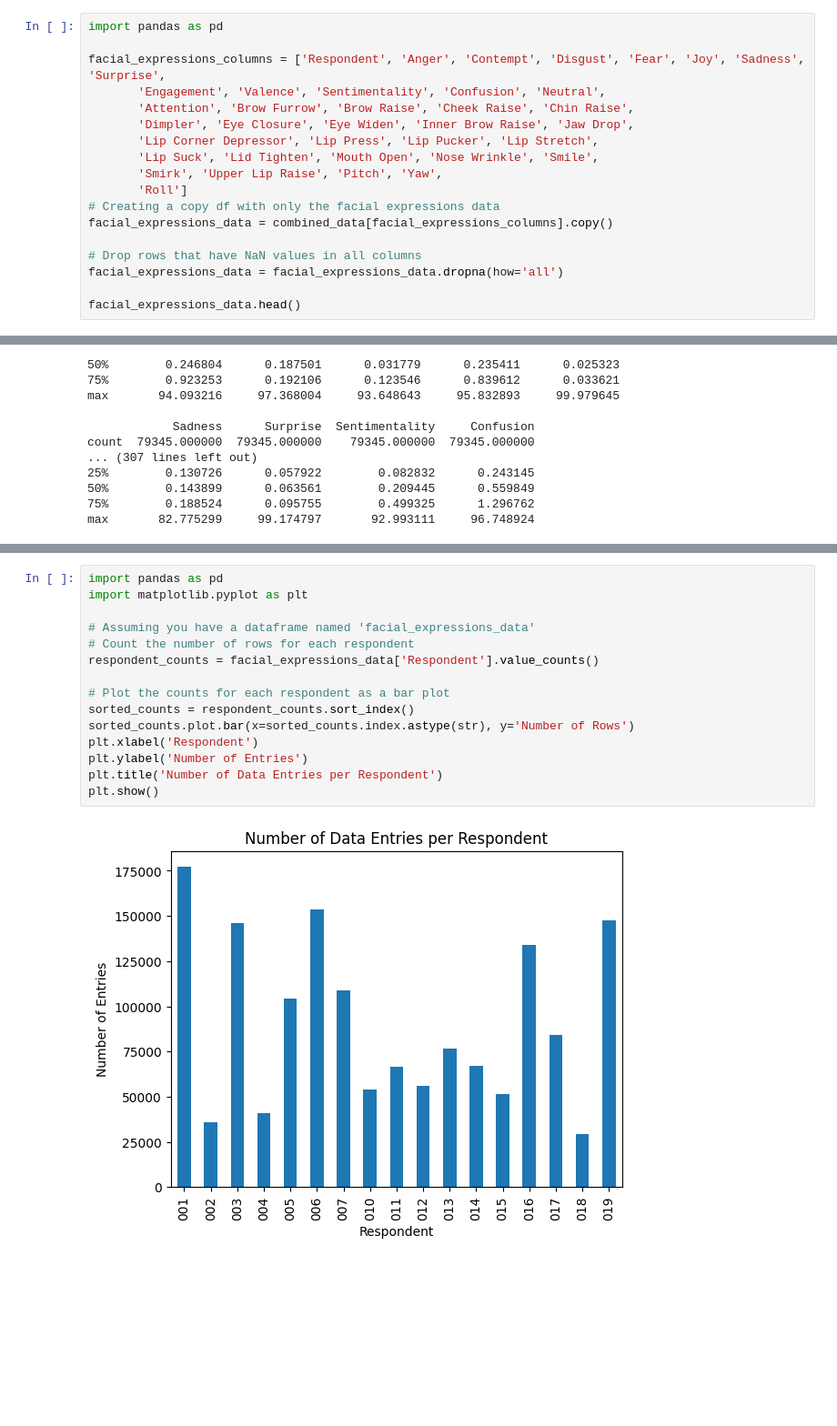
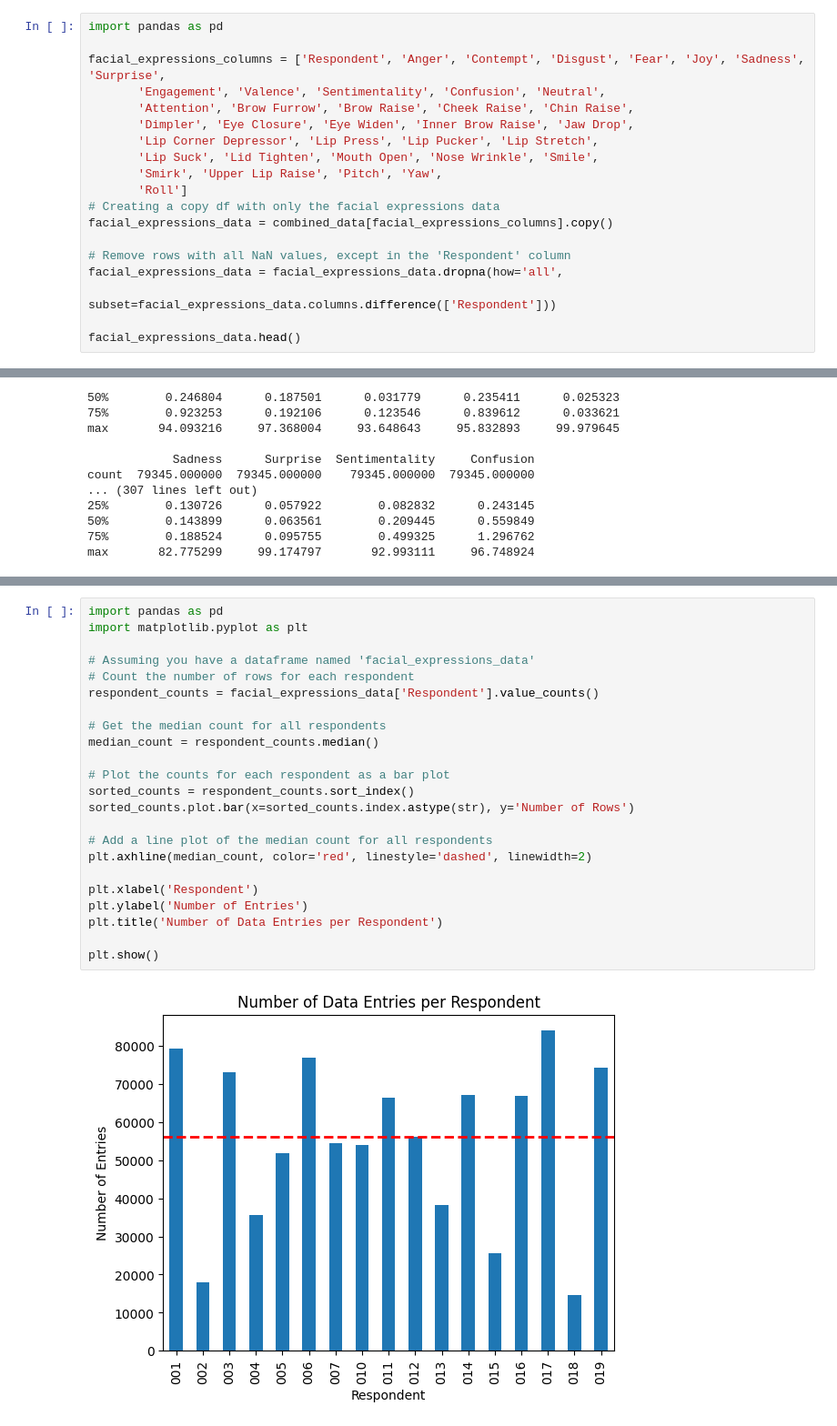
Before and after one commit to litalshl/classifiers, a Jupyter notebook: all_respondents_analysis.ipynb, the cells around one changed output, grey strips where cells are left out. Shown: that part at 91% size. Cells and saved outputs as stored; diff of their text form; blank space fills up the shorter version.

Commit message:
Improve row count calculations

```diff
--- a/all_respondents_analysis.ipynb
+++ b/all_respondents_analysis.ipynb
@@ -84,8 +84,9 @@ facial_expressions_columns = ['Respondent', 'Anger', 'Contempt', 'Disgust', 'Fea
 # Creating a copy df with only the facial expressions data
 facial_expressions_data = combined_data[facial_expressions_columns].copy()
 
-# Drop rows that have NaN values in all columns
-facial_expressions_data = facial_expressions_data.dropna(how='all')
+# Remove rows with all NaN values, except in the 'Respondent' column
+facial_expressions_data = facial_expressions_data.dropna(how='all',
+                                                         subset=facial_expressions_data.columns.difference(['Respondent']))
 
 facial_expressions_data.head()
 # %% [output]
@@ -215,17 +216,25 @@ plt.show()
 # %%
 import pandas as pd
 import matplotlib.pyplot as plt
 
 # Assuming you have a dataframe named 'facial_expressions_data'
 # Count the number of rows for each respondent
 respondent_counts = facial_expressions_data['Respondent'].value_counts()
 
+# Get the median count for all respondents
+median_count = respondent_counts.median()
+
 # Plot the counts for each respondent as a bar plot
 sorted_counts = respondent_counts.sort_index()
 sorted_counts.plot.bar(x=sorted_counts.index.astype(str), y='Number of Rows')
+
+# Add a line plot of the median count for all respondents
+plt.axhline(median_count, color='red', linestyle='dashed', linewidth=2)
+
 plt.xlabel('Respondent')
 plt.ylabel('Number of Entries')
 plt.title('Number of Data Entries per Respondent')
+
 plt.show()
 # %% [output]
-[figure, old version]
+[figure, new version]
```
Also changed, not shown: parts of 3 cells of this notebook.
